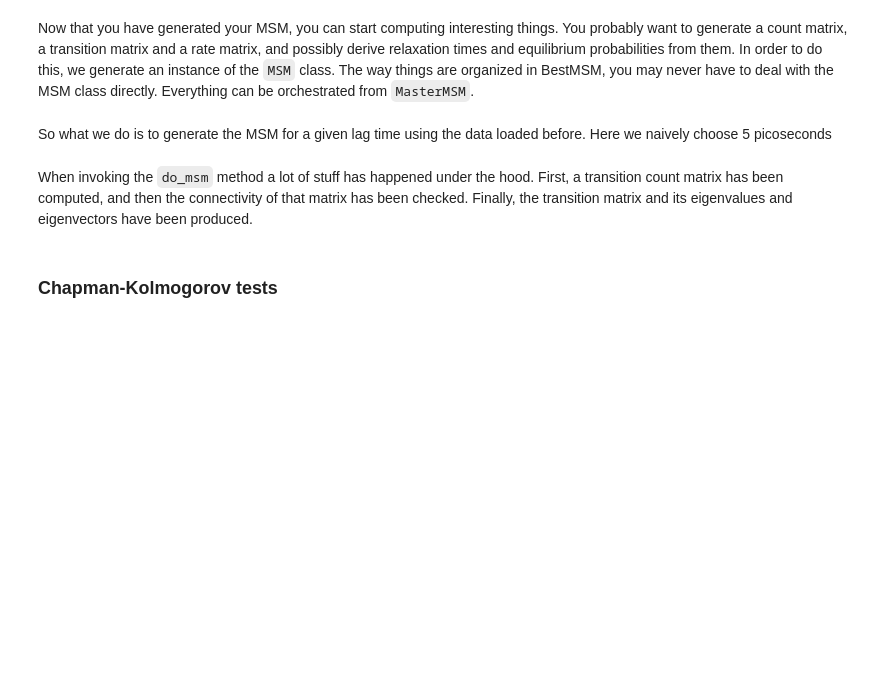
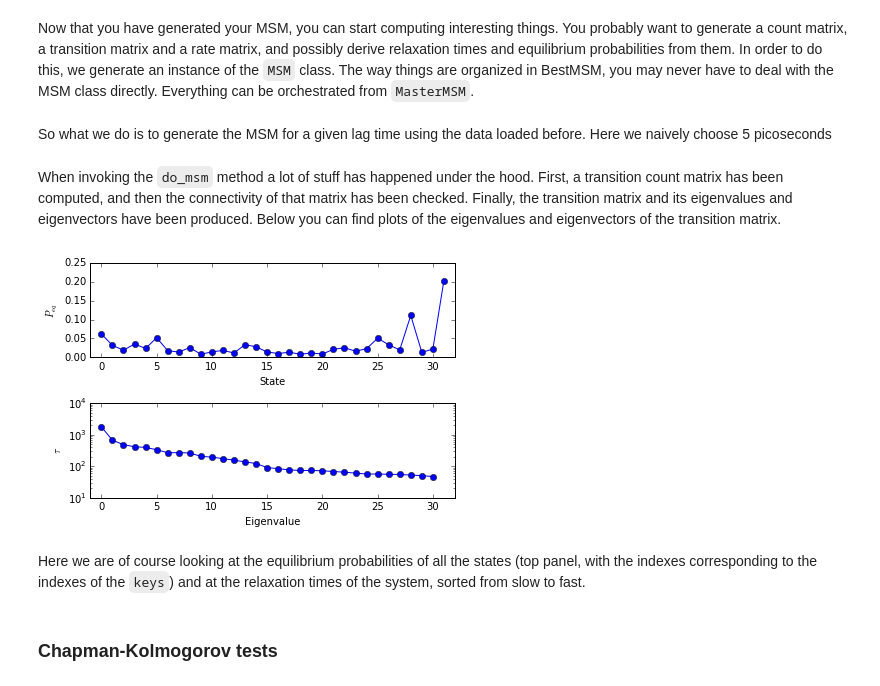
Before and after one commit to daviddesancho/BestMSM, a Jupyter notebook: example/ala5_example.ipynb, the cells around one changed output. Cells and saved outputs as stored; diff of their text form; code cells hidden in the pictures; blank space fills up the shorter version.

```diff
--- a/example/ala5_example.ipynb
+++ b/example/ala5_example.ipynb
@@ -76,7 +78,23 @@ So what we do is to generate the MSM for a given lag time using the data loaded
 # %%
 msm_ala5.do_msm(5)
 # %% [markdown]
-When invoking the `do_msm` method a lot of stuff has happened under the hood. First, a transition count matrix has been computed, and then the connectivity of that matrix has been checked. Finally, the transition matrix and its eigenvalues and eigenvectors have been produced.
+When invoking the `do_msm` method a lot of stuff has happened under the hood. First, a transition count matrix has been computed, and then the connectivity of that matrix has been checked. Finally, the transition matrix and its eigenvalues and eigenvectors have been produced. Below you can find plots of the eigenvalues and eigenvectors of the transition matrix.
+# %%
+fig, axarr = plt.subplots(2)
+axarr[0].plot(msm_ala5.msms[5].peqT, 'o-')
+axarr[0].set_xlabel(r'State')
+axarr[0].set_ylabel(r'$P_{eq}$')
+axarr[0].set_xlim([-1,32])
+axarr[1].semilogy(msm_ala5.msms[5].tauT, 'o-')
+axarr[1].set_xlim([-1,32])
+axarr[1].set_xlabel(r'Eigenvalue')
+axarr[1].set_ylabel(r'$\tau$')
+fig.tight_layout()
+plt.show()
+# %% [output]
+[figure, added]
+# %% [markdown]
+Here we are of course looking at the equilibrium probabilities of all the states (top panel, with the indexes corresponding to the indexes of the `keys`) and at the relaxation times of the system, sorted from slow to fast.
 # %% [markdown]
 ### Chapman-Kolmogorov tests
 # %% [markdown]
```
Also changed, not shown: parts of 8 cells of this notebook.
